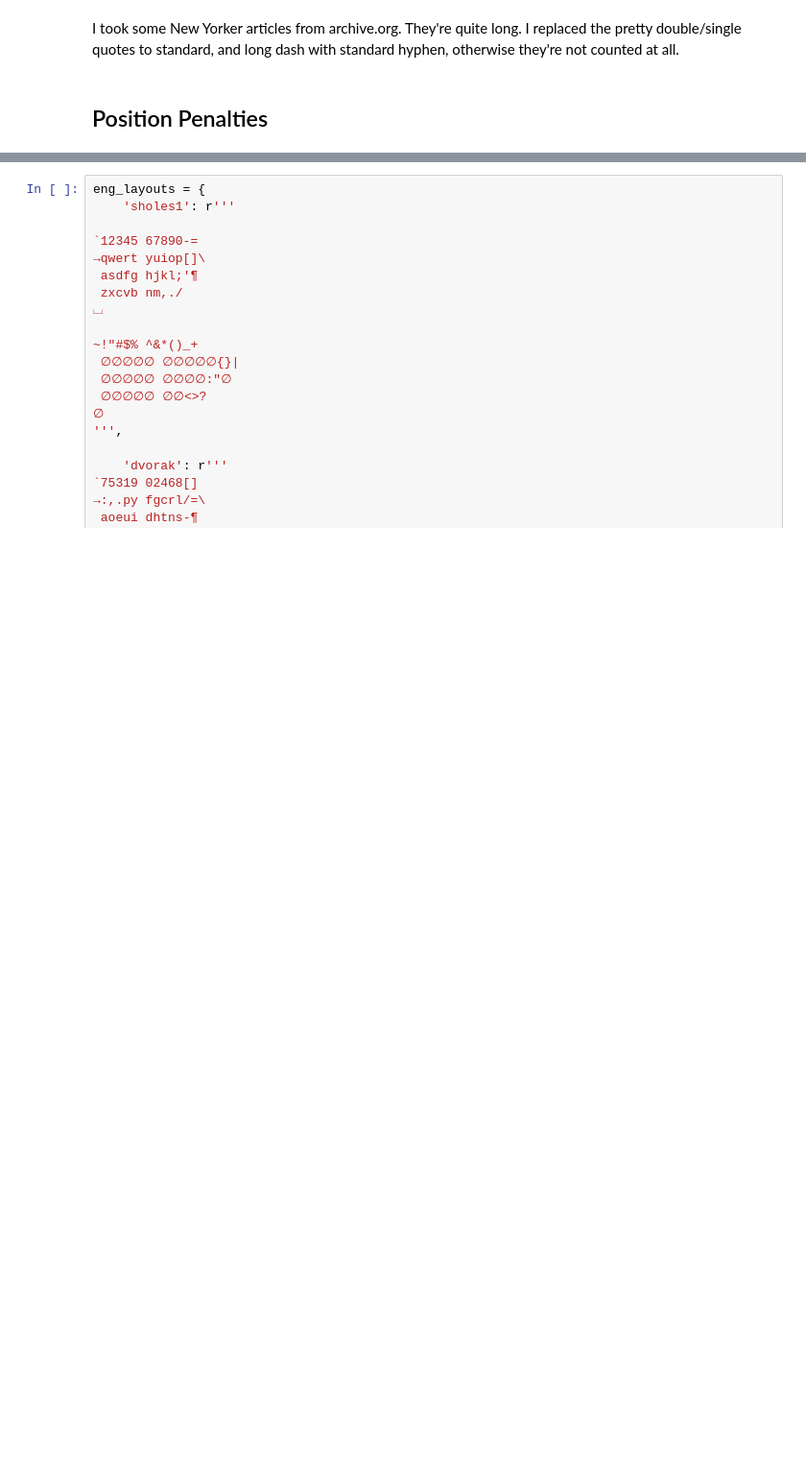
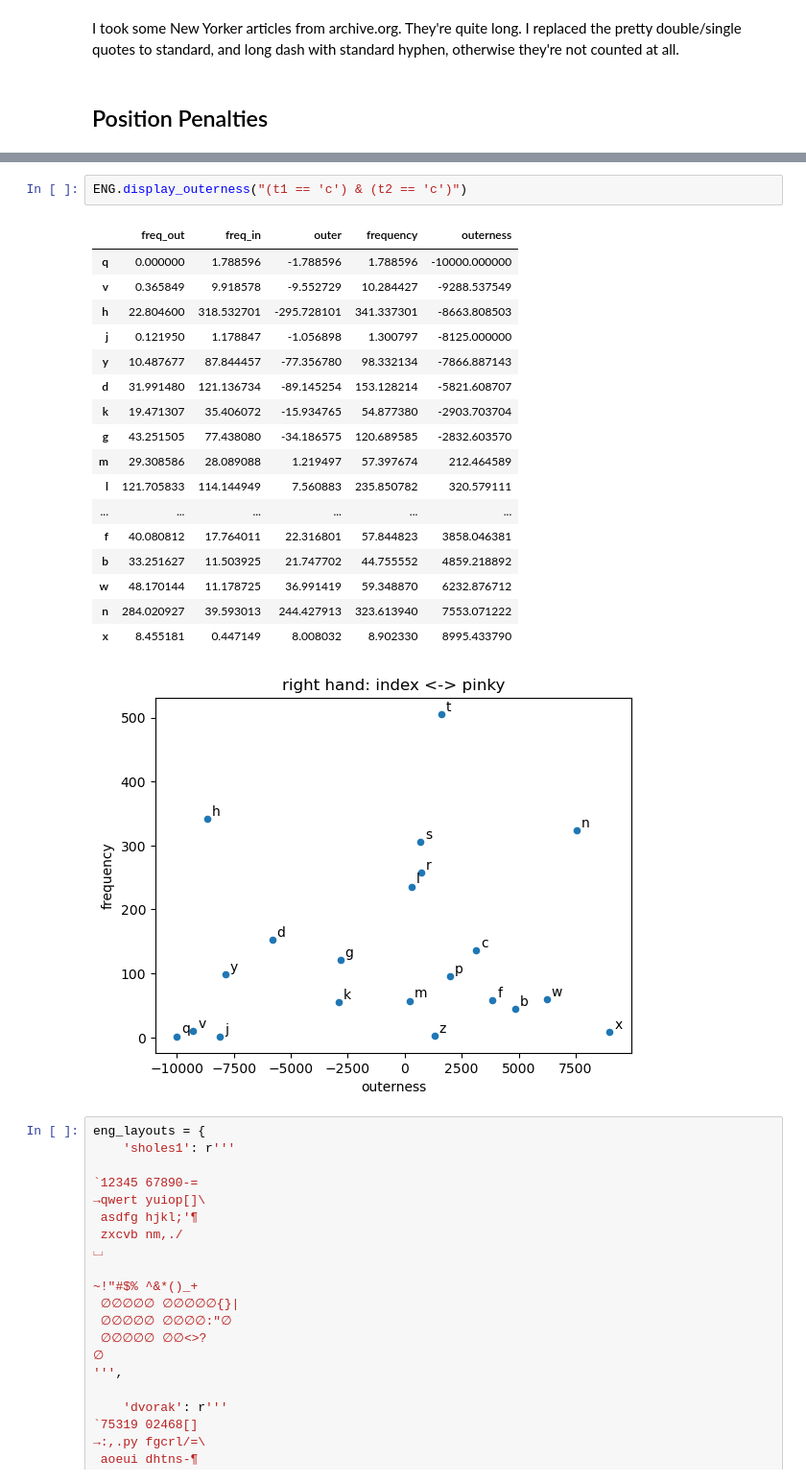
Before and after one commit to culebron/rus-layout-opt, a Jupyter notebook: English Layouts.ipynb, the cells around one changed output, grey strips where cells are left out. Shown at 96% size. Drawn from its saved outputs; the diff is of its cells as text; blank space fills up the shorter version.

```diff
--- a/English Layouts.ipynb
+++ b/English Layouts.ipynb
@@ -18,3 +49,24 @@ ENG = Corpus.from_path('english.txt')
+# %%
+ENG.display_outerness("(t1 == 'c') & (t2 == 'c')")
+# %% [output]
+|  | freq_out | freq_in | outer | frequency | outerness |
+| q | 0.000000 | 1.788596 | -1.788596 | 1.788596 | -10000.000000 |
+| v | 0.365849 | 9.918578 | -9.552729 | 10.284427 | -9288.537549 |
+| h | 22.804600 | 318.532701 | -295.728101 | 341.337301 | -8663.808503 |
+| j | 0.121950 | 1.178847 | -1.056898 | 1.300797 | -8125.000000 |
+| y | 10.487677 | 87.844457 | -77.356780 | 98.332134 | -7866.887143 |
+| d | 31.991480 | 121.136734 | -89.145254 | 153.128214 | -5821.608707 |
+| k | 19.471307 | 35.406072 | -15.934765 | 54.877380 | -2903.703704 |
+| g | 43.251505 | 77.438080 | -34.186575 | 120.689585 | -2832.603570 |
+| m | 29.308586 | 28.089088 | 1.219497 | 57.397674 | 212.464589 |
+| l | 121.705833 | 114.144949 | 7.560883 | 235.850782 | 320.579111 |
+| ... | ... | ... | ... | ... | ... |
+| f | 40.080812 | 17.764011 | 22.316801 | 57.844823 | 3858.046381 |
+| b | 33.251627 | 11.503925 | 21.747702 | 44.755552 | 4859.218892 |
+| w | 48.170144 | 11.178725 | 36.991419 | 59.348870 | 6232.876712 |
+| n | 284.020927 | 39.593013 | 244.427913 | 323.613940 | 7553.071222 |
+| x | 8.455181 | 0.447149 | 8.008032 | 8.902330 | 8995.433790 |
+[figure, added]
 # %%
 eng_layouts = {
     'sholes1': r'''
```
Also changed, not shown: parts of 10 cells of this notebook, 1 other file.
